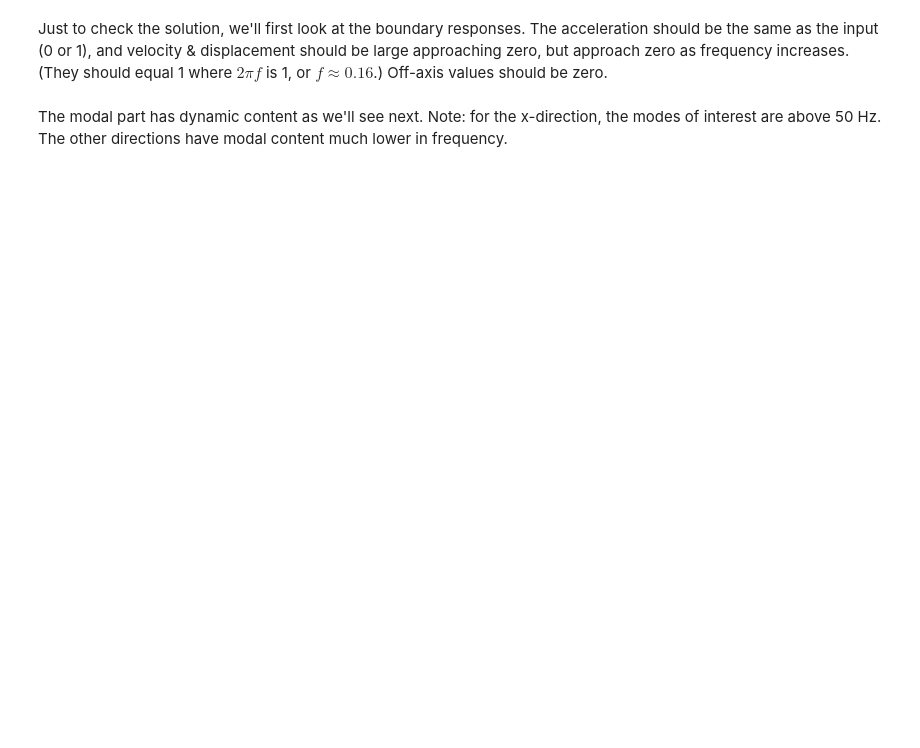
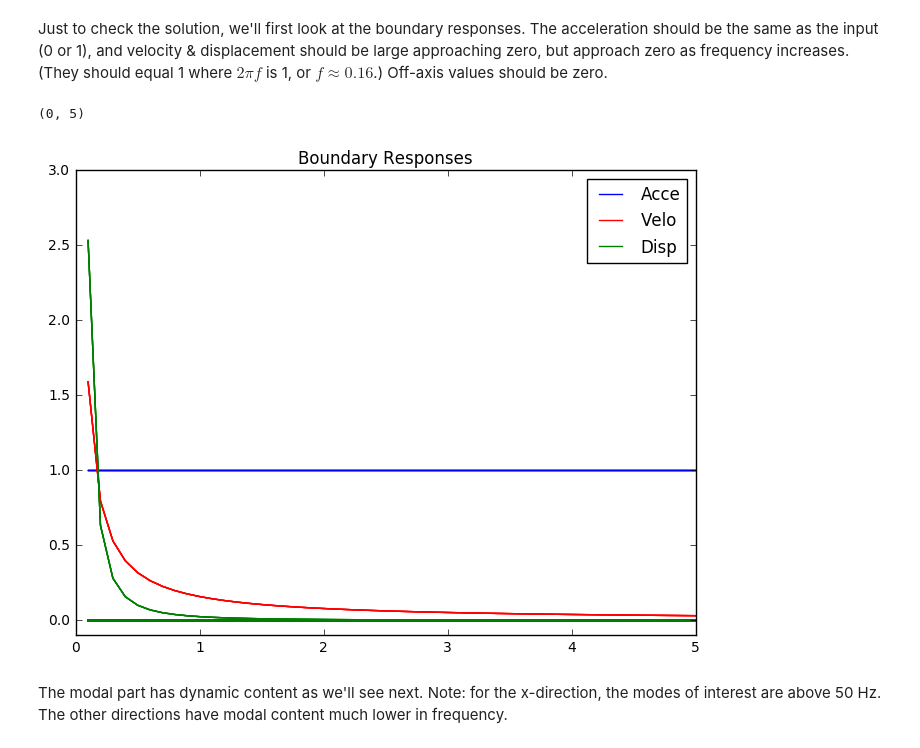
Before and after one commit to twmacro/pyyeti, a Jupyter notebook: docs/tutorials/cbtf.ipynb, the cells around one changed output. Saved outputs shown, nothing was run; the diff lists cells and outputs as text; code cells hidden in the pictures; blank space fills up the shorter version.

Commit message:
tutorial bug fixes; wtrspline_rings plot updates; doc updates; v0.84.4

```diff
--- a/docs/tutorials/cbtf.ipynb
+++ b/docs/tutorials/cbtf.ipynb
@@ -110,9 +174,14 @@ Just to check the solution, we'll first look at the boundary responses. The acce
 # %%
 h = plt.plot(freq, abs(sol[0].a[b]).T, 'b',
              freq, abs(sol[0].v[b]).T, 'r',
              freq, abs(sol[0].d[b]).T, 'g')
+plt.title('Boundary Responses')
+plt.legend(h[::len(b)], ('Acce', 'Velo', 'Disp'), loc='best')
 plt.ylim(-.1, 3)
 plt.xlim(0, 5)
+# %% [output]
+(0, 5)
+[figure, added]
 # %% [markdown]
 The modal part has dynamic content as we'll see next. Note: for the x-direction, the modes of interest are above 50 Hz. The other directions have modal content much lower in frequency.
 # %%
```
Also changed, not shown: parts of 14 cells of this notebook, 6 other files.
